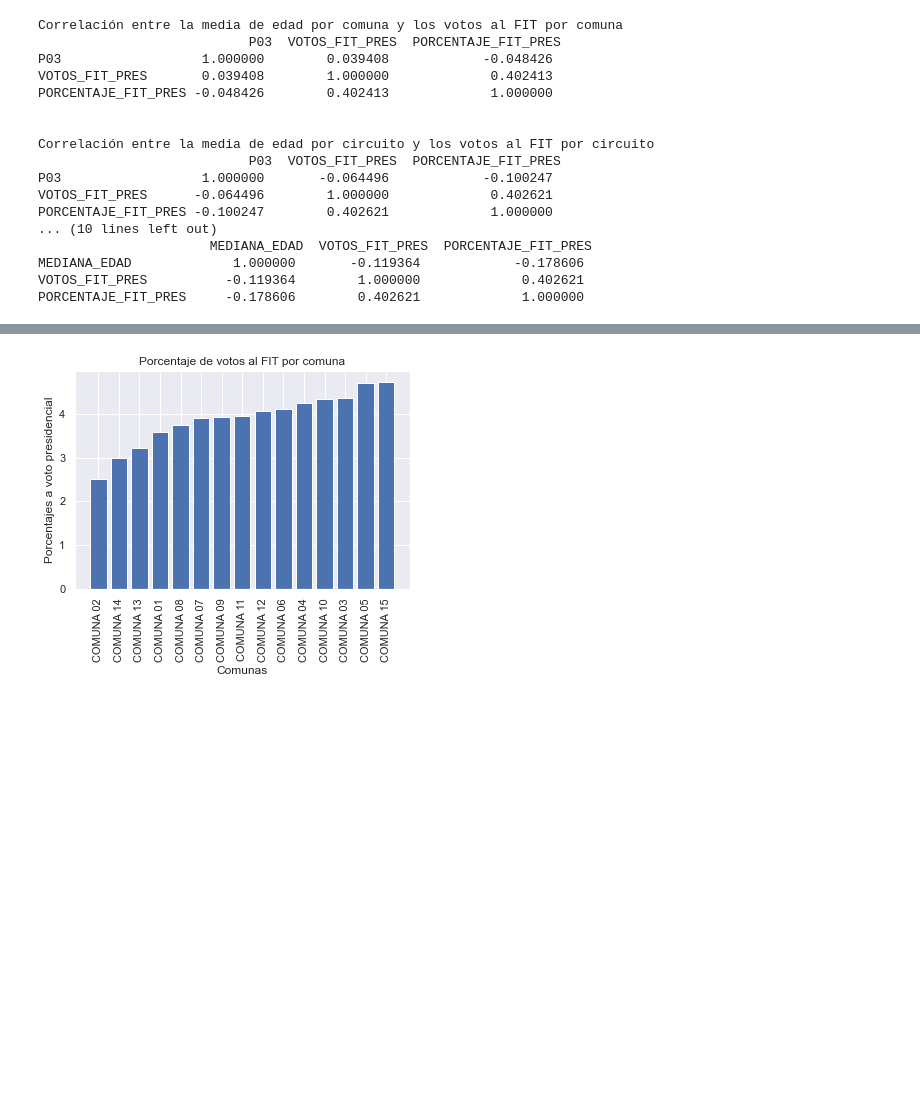
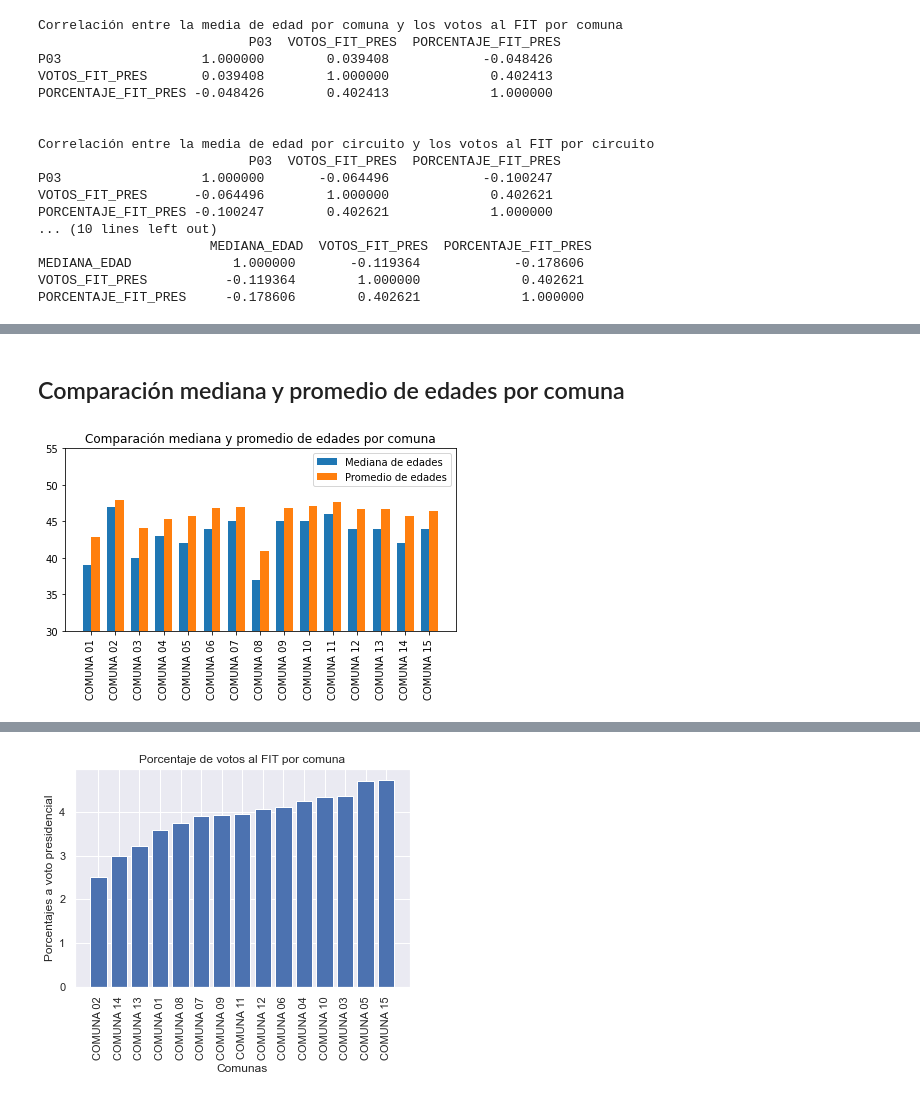
Before and after one commit to LenaSofia/MET4OP, a Jupyter notebook: examenes/TP2/segunda_parte/Entrega/consigna_3.ipynb, the cells around one changed output, grey strips where cells are left out. Saved outputs shown, nothing was run; the diff lists cells and outputs as text; code cells hidden in the pictures; blank space fills up the shorter version.

```diff
--- a/examenes/TP2/segunda_parte/Entrega/consigna_3.ipynb
+++ b/examenes/TP2/segunda_parte/Entrega/consigna_3.ipynb
@@ -692,3 +695,5 @@ PORCENTAJE_FIT_PRES     -0.178606        0.402621             1.000000
+# %% [markdown]
+## Comparación mediana y promedio de edades por comuna
 # %%
 df_1 = pd.read_csv("..\Flor\csvs usados para graficos\promedio_edad_comuna_16_para_arriba.csv")
 df_2 = pd.read_csv("..\Flor\csvs usados para graficos\mediana_edad_comuna.csv")
@@ -699,30 +704,32 @@ PromedioEdad_PorcentajeFIT = pd.merge(df_1, df_2, on="NOMBRE_REGION")
 PromedioEdad_PorcentajeFIT.to_csv("Promedio_y_Mediana_Edad.csv",
            index=False)
 # %%
-df =  pd.read_csv('..\Flor\csvs usados para graficos\Promedio_y_Mediana_Edad.csv')
+df =  pd.read_csv('Promedio_y_Mediana_Edad.csv')
 df.head()
 labels = df["NOMBRE_REGION"]
 mediana = df["MEDIANA_EDAD"]
 promedio = df["P03"]
 
 x = np.arange(len(labels))  # the label locations
 width = 0.35  # the width of the bars
 
 fig, ax = plt.subplots()
 rects1 = ax.bar(x - width/2, mediana, width, label='Mediana de edades')
 rects2 = ax.bar(x + width/2, promedio, width, label='Promedio de edades')
 
 
 ax.set_title('Comparación mediana y promedio de edades por comuna')
 ax.set_xticks(x)
 ax.set_xticklabels(labels)
 ax.legend()
 
 plt.xticks(rotation=90)
 
 plt.ylim(30,55)
 
 fig.tight_layout()
 
 plt.show()
+# %% [output]
+[figure, added]
 # %% [markdown]
```
Also changed, not shown: parts of 17 cells of this notebook.
